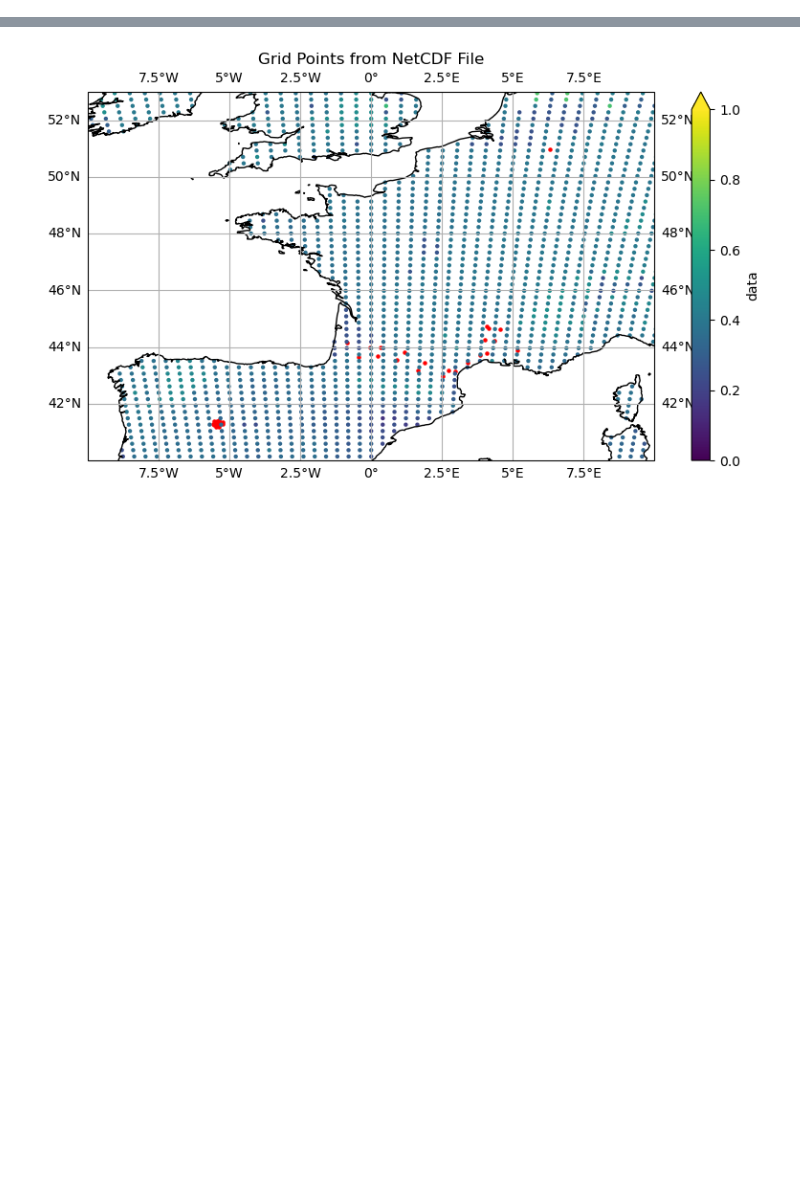
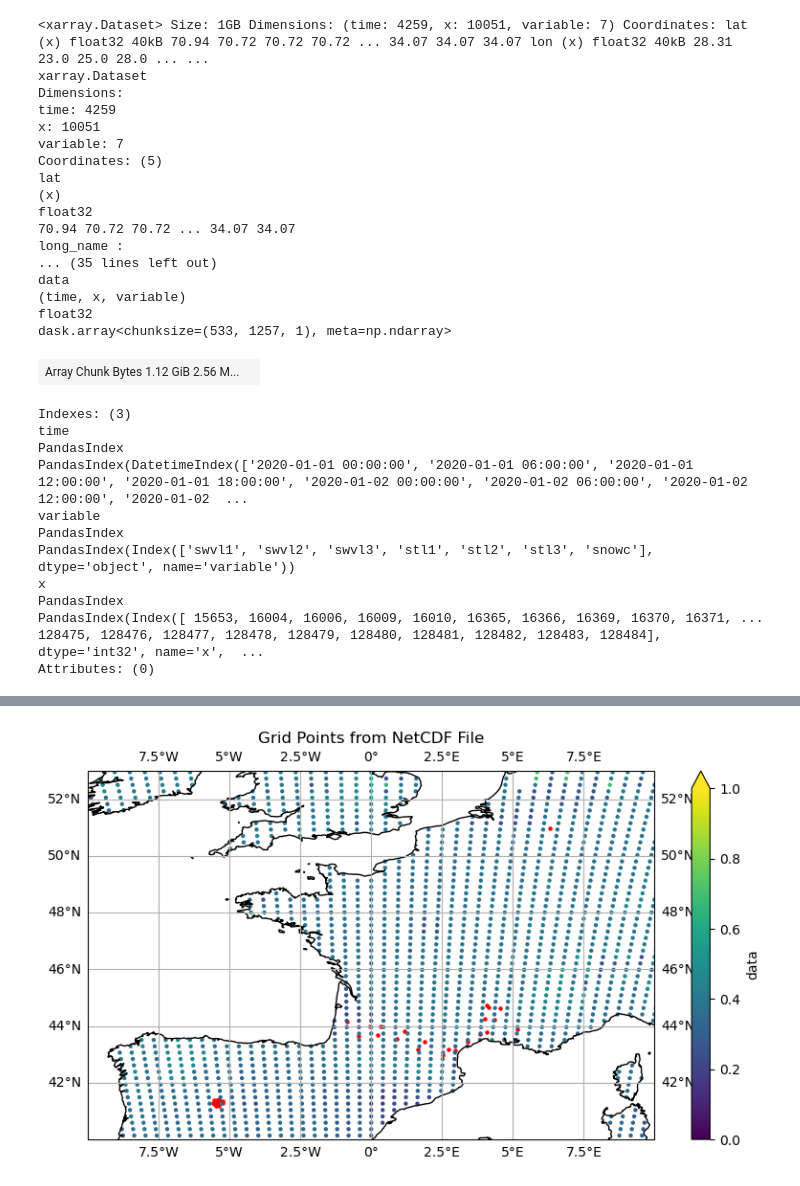
Before and after one commit to ECMWFCode4Earth/ML-BEES, a Jupyter notebook: ML-BEES-eval/explore_insitu_data.ipynb, the cells around one changed output, grey strips where cells are left out. Saved outputs shown, nothing was run; the diff lists cells and outputs as text; code cells hidden in the pictures; blank space fills up the shorter version.

```diff
--- a/ML-BEES-eval/explore_insitu_data.ipynb
+++ b/ML-BEES-eval/explore_insitu_data.ipynb
@@ -15,3 +14,35 @@ ecland_eval = xr.open_zarr("/data/ecland_i6aj_o400_2010_2022_6h_euro.zarr").sel(
 ailand_eval = xr.open_zarr("/home/ch23/data_ch23/xgbosst_train_2010_2019_val_2020_2020_est_50_hist.zarr")
 
 eval_metrics_acc=xr.open_zarr("/home/ch23/data_ch23/evalution_results/xgbosst_train_2010_2019_val_2020_2020_est_50_hist/spatial/acc.zarr")
+# %%
+ailand_eval
+# %% [output]
+<xarray.Dataset> Size: 1GB Dimensions: (time: 4259, x: 10051, variable: 7) Coordinates: lat (x) float32 40kB 70.94 70.72 70.72 70.72 ... 34.07 34.07 34.07 lon (x) float32 40kB 28.31 23.0 25.0 28.0 ... ...
+xarray.Dataset
+Dimensions:
+time: 4259
+x: 10051
+variable: 7
+Coordinates: (5)
+lat
+(x)
+float32
+70.94 70.72 70.72 ... 34.07 34.07
+long_name :
+... (35 lines left out)
+data
+(time, x, variable)
+float32
+dask.array<chunksize=(533, 1257, 1), meta=np.ndarray>
+| Array Chunk Bytes 1.12 GiB 2.56 M... |  |
+Indexes: (3)
+time
+PandasIndex
+PandasIndex(DatetimeIndex(['2020-01-01 00:00:00', '2020-01-01 06:00:00', '2020-01-01 12:00:00', '2020-01-01 18:00:00', '2020-01-02 00:00:00', '2020-01-02 06:00:00', '2020-01-02 12:00:00', '2020-01-02  ...
+variable
+PandasIndex
+PandasIndex(Index(['swvl1', 'swvl2', 'swvl3', 'stl1', 'stl2', 'stl3', 'snowc'], dtype='object', name='variable'))
+x
+PandasIndex
+PandasIndex(Index([ 15653, 16004, 16006, 16009, 16010, 16365, 16366, 16369, 16370, 16371, ... 128475, 128476, 128477, 128478, 128479, 128480, 128481, 128482, 128483, 128484], dtype='int32', name='x',  ...
+Attributes: (0)
```
Also changed, not shown: parts of 18 cells of this notebook.
